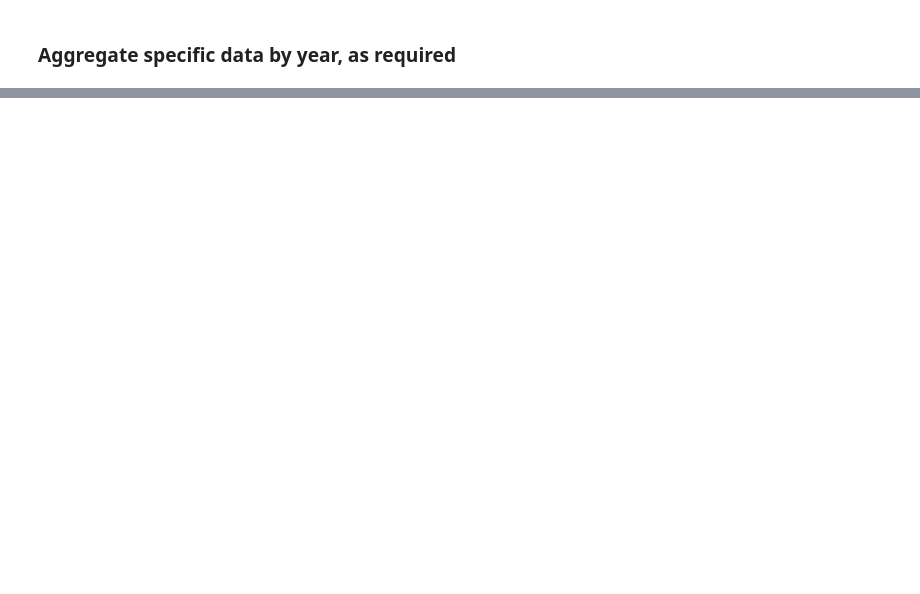
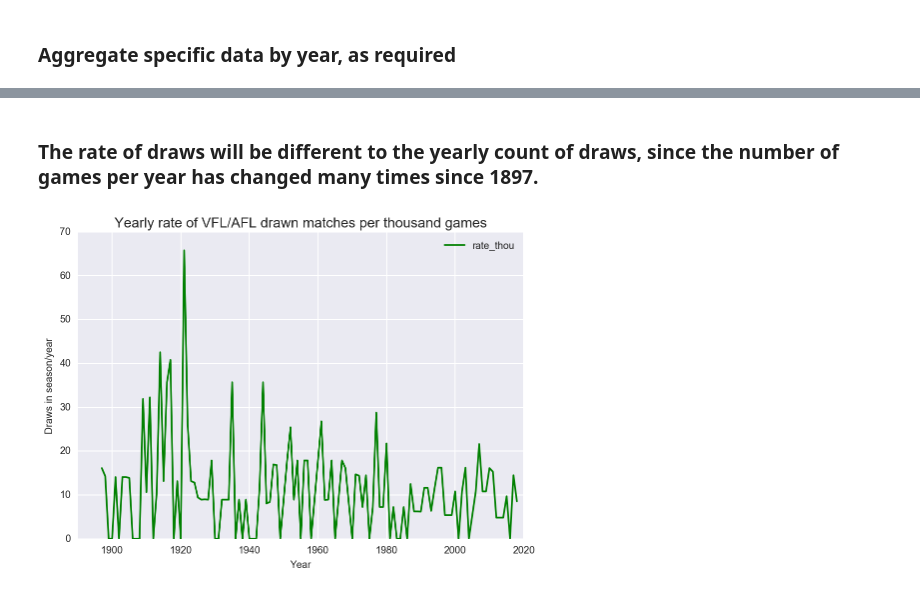
Before and after one commit to stevegabriel1/afl_explore, a Jupyter notebook: afl_draws_exploration.ipynb, the cells around one changed output, grey strips where cells are left out. Saved outputs shown, nothing was run; the diff lists cells and outputs as text; code cells hidden in the pictures; blank space fills up the shorter version.

Commit message:
charts added

```diff
--- a/afl_draws_exploration.ipynb
+++ b/afl_draws_exploration.ipynb
@@ -69,3 +69,6 @@ type          object
 grp_2K         int64
 grp_1K         int64
 dtype: object
+# %%
+# Add token column to enable game/yr count:
+aflwide['game'] = 1
@@ -76,0 +99,3 @@ dtype: object
+# %%
+yrdraws = aflwide.groupby(by=['year'])[['draws_all','game']].sum()
+yrdraws.tail(10)
@@ -76,0 +115,3 @@ dtype: object
+# %%
+yrdraws.reset_index(level=0, inplace=True)
+yrdraws.dtypes
@@ -76,0 +132,13 @@ dtype: object
+# %% [markdown]
+### The rate of draws will be different to the yearly count of draws, since the number of games per year has changed many times since 1897.
+# %%
+yrdraws['rate_thou'] = yrdraws['draws_all']*1000/yrdraws['game']
+# %%
+sns.set_style("darkgrid")
+yrdraws.plot(kind = 'line', x = 'year', y = 'rate_thou', color = 'green',xlim = [1890,2020])
+plt.xlabel('Year',fontsize=10)
+plt.ylabel('Draws in season/year', fontsize=10)
+plt.title('Yearly rate of VFL/AFL drawn matches per thousand games', fontsize=14)
+plt.show()
+# %% [output]
+[figure, added]
```
Also changed, not shown: parts of 10 cells of this notebook.
